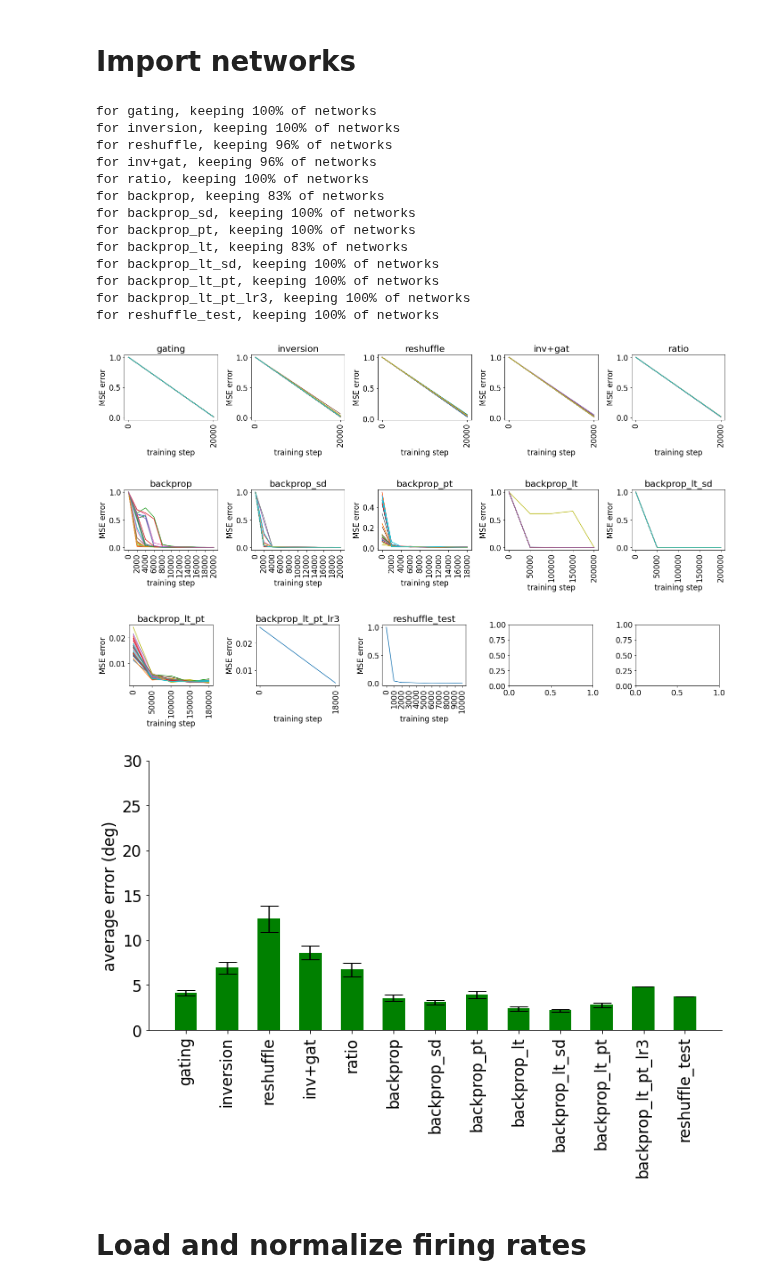
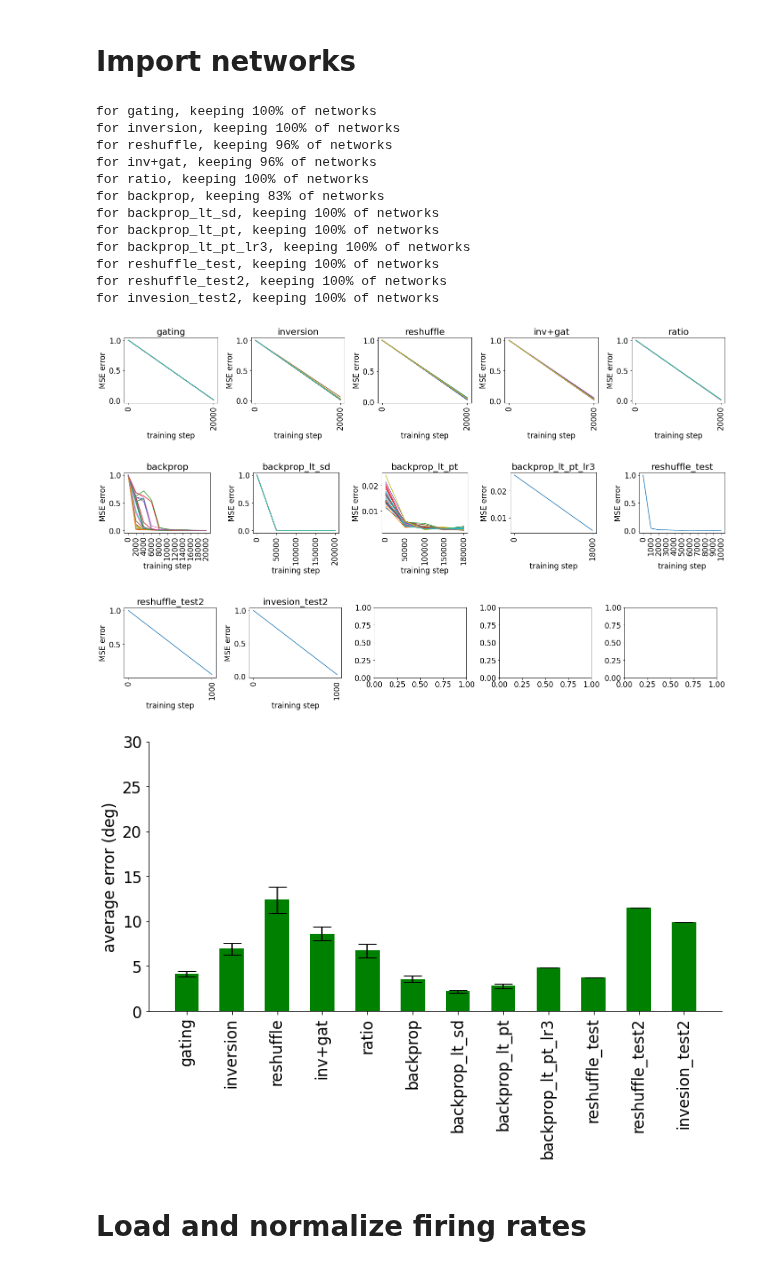
Before and after one commit to azaho/ccn_story3, a Jupyter notebook: netdist.ipynb, the cells around one changed output. Saved outputs shown, nothing was run; the diff lists cells and outputs as text; code cells hidden in the pictures.

```diff
--- a/netdist.ipynb
+++ b/netdist.ipynb
@@ -42,50 +42,60 @@ all_networks = {
         "names": [f"data/backpropCTRNN_2DIR1O_dr100_n0.1_la0_dp1.0_r{i}" for i in range(30)],
         "indices": np.arange(0, 64, 16)
     },
-    "backprop_sd": {
-        "color": "gray",
-        "names": [f"data/backprop1CTRNN_2DIR1O_dr100_n0.1_la0_dp1.0_r{i}" for i in range(30)],
-        "indices": np.arange(0, 64, 16)
-    },
-    "backprop_pt": {
-        "color": "lightgray",
-        "names": [f"data/backprop2CTRNN_2DIR1O_dr100_n0.1_la0_dp1.0_r{i}" for i in range(30)],
-        "indices": np.arange(0, 64, 16)
-    },
-    "backprop_lt": {
-        "color": "black",
-        "names": [f"data/backpropCTRNN_2DIR1O_dr100_n0.1_la0_dp0.5_rlt{i}" for i in range(30)],
-        "indices": np.arange(0, 64, 16)
-    },
+    # "backprop_sd": {
+    #     "color": np.random.rand(3,)/5,
+    #     "names": [f"data/backprop1CTRNN_2DIR1O_dr100_n0.1_la0_dp1.0_r{i}" for i in range(30)],
+    #     "indices": np.arange(0, 64, 16)
+    # },
+    # "backprop_pt": {
+    #     "color": np.random.rand(3,)/5,
+    #     "names": [f"data/backprop2CTRNN_2DIR1O_dr100_n0.1_la0_dp1.0_r{i}" for i in range(30)],
+    #     "indices": np.arange(0, 64, 16)
+    # },
+    # "backprop_lt": {
+    #     "color": np.random.rand(3,)/5,
+    #     "names": [f"data/backpropCTRNN_2DIR1O_dr100_n0.1_la0_dp0.5_rlt{i}" for i in range(30)],
+    #     "indices": np.arange(0, 64, 16)
+    # },
     "backprop_lt_sd": {
-        "color": "gray",
+        "color": np.random.rand(3,)/5,
         "names": [f"data/backprop1CTRNN_2DIR1O_dr100_n0.1_la0_dp1.0_rlt{i}" for i in range(30)],
         "indices": np.arange(0, 64, 16)
     },
     "backprop_lt_pt": {
-        "color": "lightgray",
+        "color": np.random.rand(3,)/5,
         "names": [f"data/backprop2CTRNN_2DIR1O_dr100_n0.1_la0_dp1.0_rlt{i}" for i in range(30)],
         "indices": np.arange(0, 64, 16)
     },
     "backprop_lt_pt_lr3": {
-        "color": "gray",
+        "color": np.random.rand(3,)/5,
         "names": [f"data/backprop2CTRNN_2DIR1O_dr100_n0.1_la0_dp1.0_rt" for i in range(1)],
         "indices": np.arange(0, 64, 16)
     },
     "reshuffle_test": {
-        "color": "gray",
+        "color": np.random.rand(3,)/5,
         "names": [f"data/hdreshuffle_adCTRNN_2DIR1O_dr100_n0.1_la0_sa130_dp1.0_rt6" for i in range(1)],
+        "indices": np.arange(0, 64, 16)
+    },
+    "reshuffle_test2": {
+        "color": "darkgreen",
+        "names": [f"data/hdgating_and_inversionCTRNN_2DIR1O_dr100_n0.1_la0_sa130_e1_dp1.0_rAA" for i in range(1)],
+        "indices": np.arange(0, 64, 16)
+    },
+    "invesion_test2": {
+        "color": "darkred",
+        "names": [f"data/hdgating_and_inversionCTRNN_2DIR1O_dr100_n0.1_la0_e1_dp1.0_rt3" for i in range(1)],
         "indices": np.arange(0, 64, 16)
     },
     "diego_phd_mst": {
         "color": "orange",
-        "names": ["neuraldata/new/diego_phd_mst_either_selective"],
+        "names": ["neuraldata/new/diego_phd_mst_either_selective_zscored"],
         "indices": np.array([0, 1, 2, 3]),
         "neural": True
     },
     "diego_new_mst": {
         "color": "orange",
-        "names": ["neuraldata/new/diego_new_mst_either_selective"],
+        "names": ["neuraldata/new/diego_new_mst_either_selective_zscored"],
         "indices": np.array([0, 1, 2, 3]),
         "neural": True
     }
@@ -156,38 +166,37 @@ plt.tight_layout()
 plt.show()
 
 # show all final errors of kept networks, for comparison
 use_networks = [key for key in all_networks.keys() if "neural" not in all_networks[key] or not all_networks[key]["neural"]]
 means = [np.mean(all_networks[network]["errors"]) for network in use_networks]
 errors = [np.std(all_networks[network]["errors"]) for network in use_networks]
 fig = plt.figure(figsize=(10, 7))
 plt.rc('font', **{'family': 'DejaVu Sans', 'weight': 'normal', 'size': 17})
 ax = plt.subplot(1, 1, 1)
 ax.bar(np.arange(1, len(use_networks)+1)*1.5, means, yerr=errors, align='center', alpha=1, ecolor='black', capsize=10, color="green")
 plt.xticks(ticks=np.arange(1, len(use_networks)+1)*1.5, labels=use_networks)
 plt.ylim(0, 30)
 ax.set_ylabel('average error (deg)')
 plt.gca().spines['top'].set_visible(False)
 plt.gca().spines['right'].set_visible(False)
 plt.gca().set_xticklabels(ax.get_xticklabels(), rotation=90)
 plt.tight_layout()
 plt.show()
 # %% [output]
 for gating, keeping 100% of networks
 for inversion, keeping 100% of networks
 for reshuffle, keeping 96% of networks
 for inv+gat, keeping 96% of networks
 for ratio, keeping 100% of networks
 for backprop, keeping 83% of networks
-for backprop_sd, keeping 100% of networks
-for backprop_pt, keeping 100% of networks
-for backprop_lt, keeping 83% of networks
 for backprop_lt_sd, keeping 100% of networks
 for backprop_lt_pt, keeping 100% of networks
 for backprop_lt_pt_lr3, keeping 100% of networks
 for reshuffle_test, keeping 100% of networks
+for reshuffle_test2, keeping 100% of networks
+for invesion_test2, keeping 100% of networks
 [figure]
-[figure, old version]
+[figure, new version]
-[figure, old version]
+[figure, new version]
-[figure, old version]
+[figure, new version]
 # %% [markdown]
 # Load and normalize firing rates
```
Also changed, not shown: parts of 14 cells of this notebook, 11 other files.
